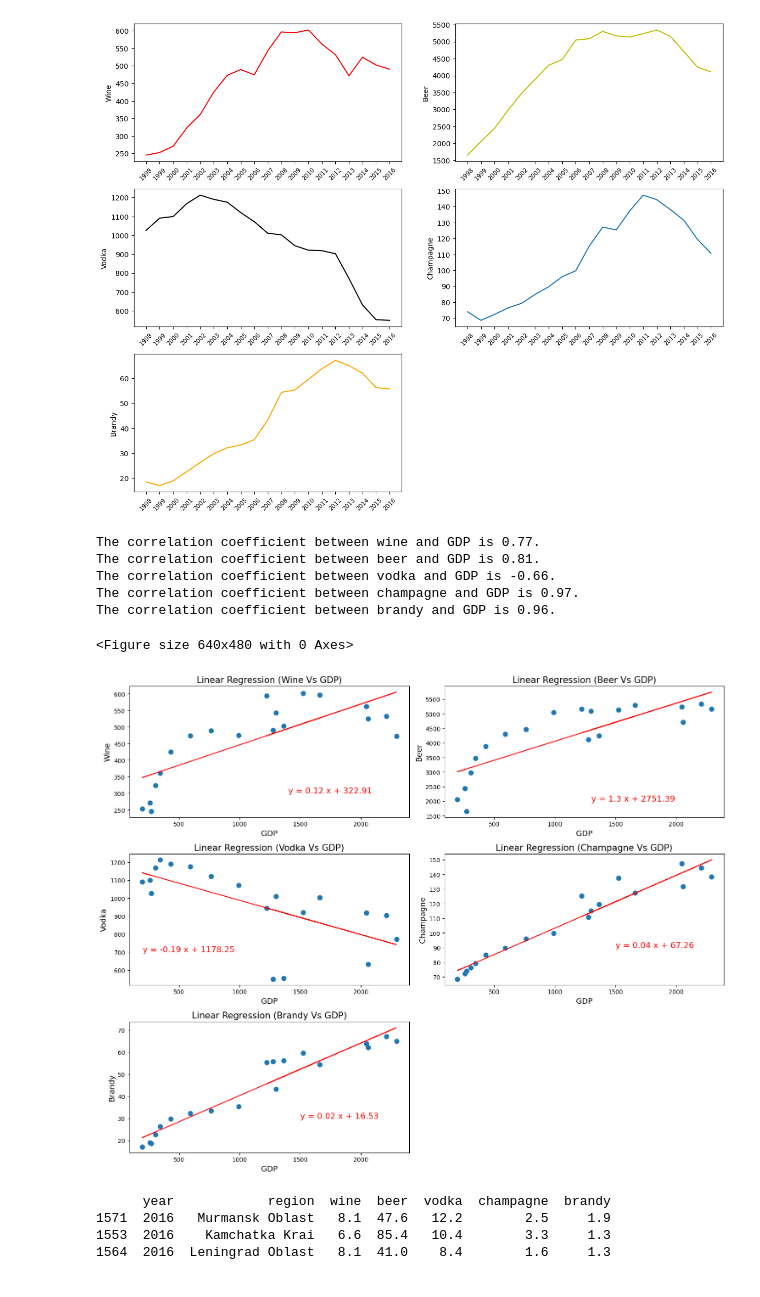
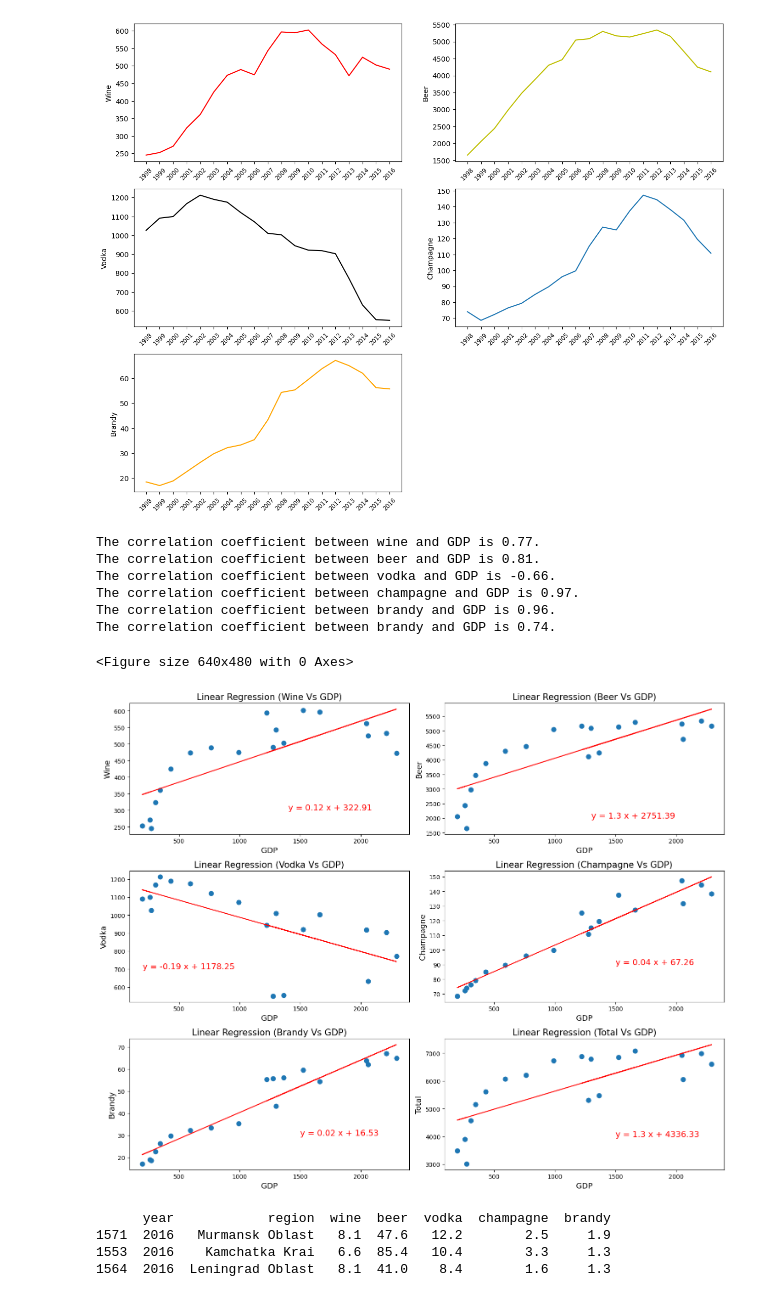
Before and after one commit to BlakeG2424/project-gt-1, a Jupyter notebook: mp_pour.ipynb, the cells around one changed output. Drawn from its saved outputs; the diff is of its cells as text; code cells hidden in the pictures.

Commit message:
Added total alcohol graph that group did.

```diff
--- a/mp_pour.ipynb
+++ b/mp_pour.ipynb
@@ -290,6 +290,7 @@ beer_value=year_group['beer']
 vodka_value=year_group['vodka']
 champagne_value=year_group['champagne']
 brandy_value=year_group['brandy']
+total_value=year_group['Total']
 
 correlation = round(st.pearsonr(x_value, wine_value)[0],2)
 print(f"The correlation coefficient between wine and GDP is {correlation}.")
@@ -301,17 +302,20 @@ correlation = round(st.pearsonr(x_value, champagne_value)[0],2)
 print(f"The correlation coefficient between champagne and GDP is {correlation}.")
 correlation = round(st.pearsonr(x_value, brandy_value)[0],2)
 print(f"The correlation coefficient between brandy and GDP is {correlation}.")
+correlation = round(st.pearsonr(x_value, total_value)[0],2)
+print(f"The correlation coefficient between brandy and GDP is {correlation}.")
 
 ax1 = fig.add_subplot(3, 2, 1)
 ax2 = fig.add_subplot(3, 2, 2)
 ax3 = fig.add_subplot(3, 2, 3)
 ax4 = fig.add_subplot(3, 2, 4)
 ax5 = fig.add_subplot(3, 2, 5)
+ax6 = fig.add_subplot(3, 2, 6)
 
 (slope, intercept,rvalue, pvalue, stderr)=st.linregress(x_value, wine_value)
 wine_regress_values=x_value * slope + intercept
 line_eq= f"y = {round(slope, 2)} x + {round(intercept, 2)}"
-ax1.scatter(x_value, y_value, color="#1f77b4",s=60)
+ax1.scatter(x_value, wine_value, color="#1f77b4",s=60)
 ax1.plot(x_value, wine_regress_values,color='red')
 ax1.set_title("Linear Regression (Wine Vs GDP)", fontsize=15)
 ax1.set_xlabel("GDP", fontsize =13)
@@ -341,34 +345,45 @@ ax3.annotate(line_eq,(200,700), fontsize=14, color="red")
 
 
 (slope, intercept,rvalue, pvalue, stderr)=st.linregress(x_value,  champagne_value)
 champagne_regress_values=x_value * slope + intercept
 line_eq= f"y = {round(slope, 2)} x + {round(intercept, 2)}"
 ax4.scatter(x_value, champagne_value, color="#1f77b4",s=60)
 ax4.plot(x_value, champagne_regress_values,color='red')
 ax4.set_title("Linear Regression (Champagne Vs GDP)", fontsize=15)
 ax4.set_xlabel("GDP", fontsize =13)
 ax4.set_ylabel("Champagne", fontsize =13)
 ax4.annotate(line_eq,(1500,90), fontsize=14, color="red")
 
 (slope, intercept,rvalue, pvalue, stderr)=st.linregress(x_value,  brandy_value)
 brandy_regress_values=x_value * slope + intercept
 line_eq= f"y = {round(slope, 2)} x + {round(intercept, 2)}"
 ax5.scatter(x_value, brandy_value, color="#1f77b4",s=60)
 ax5.plot(x_value, brandy_regress_values,color='red')
 ax5.set_title("Linear Regression (Brandy Vs GDP)", fontsize=15)
 ax5.set_xlabel("GDP", fontsize =13)
 ax5.set_ylabel("Brandy", fontsize =13)
 ax5.annotate(line_eq,(1500,30), fontsize=14, color="red")
 
+(slope, intercept,rvalue, pvalue, stderr)=st.linregress(x_value, total_value)
+total_regress_values=x_value * slope + intercept
+line_eq= f"y = {round(slope, 2)} x + {round(intercept, 2)}"
+ax6.scatter(x_value, total_value, color="#1f77b4",s=60)
+ax6.plot(x_value, total_regress_values,color='red')
+ax6.set_title("Linear Regression (Total Vs GDP)", fontsize=15)
+ax6.set_xlabel("GDP", fontsize =13)
+ax6.set_ylabel("Total", fontsize =13)
+ax6.annotate(line_eq,(1500,4000), fontsize=14, color="red")
+
 fig=plt.tight_layout()
 # %% [output]
 The correlation coefficient between wine and GDP is 0.77.
 The correlation coefficient between beer and GDP is 0.81.
 The correlation coefficient between vodka and GDP is -0.66.
 The correlation coefficient between champagne and GDP is 0.97.
 The correlation coefficient between brandy and GDP is 0.96.
+The correlation coefficient between brandy and GDP is 0.74.
 <Figure size 640x480 with 0 Axes>
-[figure, old version]
+[figure, new version]
 # %%
 alc_df
 largest_wine=alc_df[alc_df["year"]==2016].nlargest(3,"wine")
```
